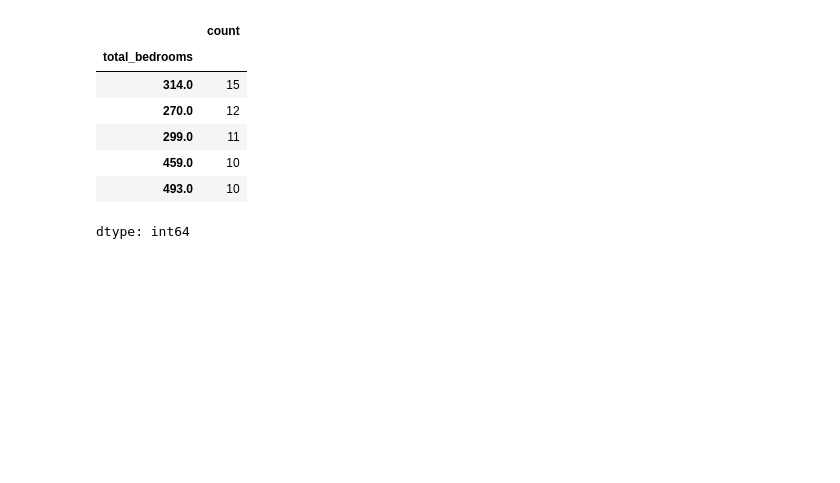
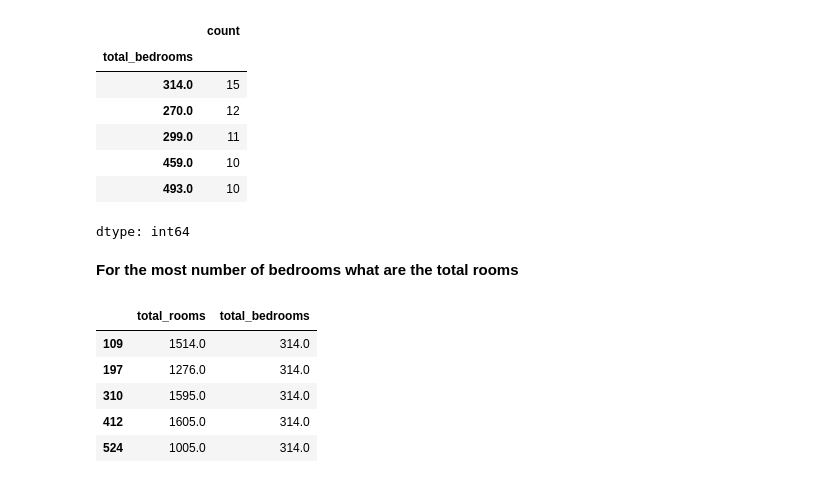
Before and after one commit to ashia-002/python-oop-pandas-numpy, a Jupyter notebook: Pandas_&_Python_for_Data_Analysis/pandas.ipynb, the cells around one changed output. Cells and saved outputs as stored; diff of their text form; code cells hidden in the pictures; blank space fills up the shorter version.

```diff
--- a/Pandas_&_Python_for_Data_Analysis/pandas.ipynb
+++ b/Pandas_&_Python_for_Data_Analysis/pandas.ipynb
@@ -131,3 +129,14 @@ df['total_bedrooms'].value_counts().head()
 | 459.0 | 10 |
 | 493.0 | 10 |
 dtype: int64
+# %% [markdown]
+**For the most number of bedrooms what are the total rooms**
+# %%
+df[df['total_bedrooms'] == 314.0][['total_rooms', 'total_bedrooms']].head(5)
+# %% [output]
+|  | total_rooms | total_bedrooms |
+| 109 | 1514.0 | 314.0 |
+| 197 | 1276.0 | 314.0 |
+| 310 | 1595.0 | 314.0 |
+| 412 | 1605.0 | 314.0 |
+| 524 | 1005.0 | 314.0 |
```
Also changed, not shown: parts of 3 cells of this notebook.
